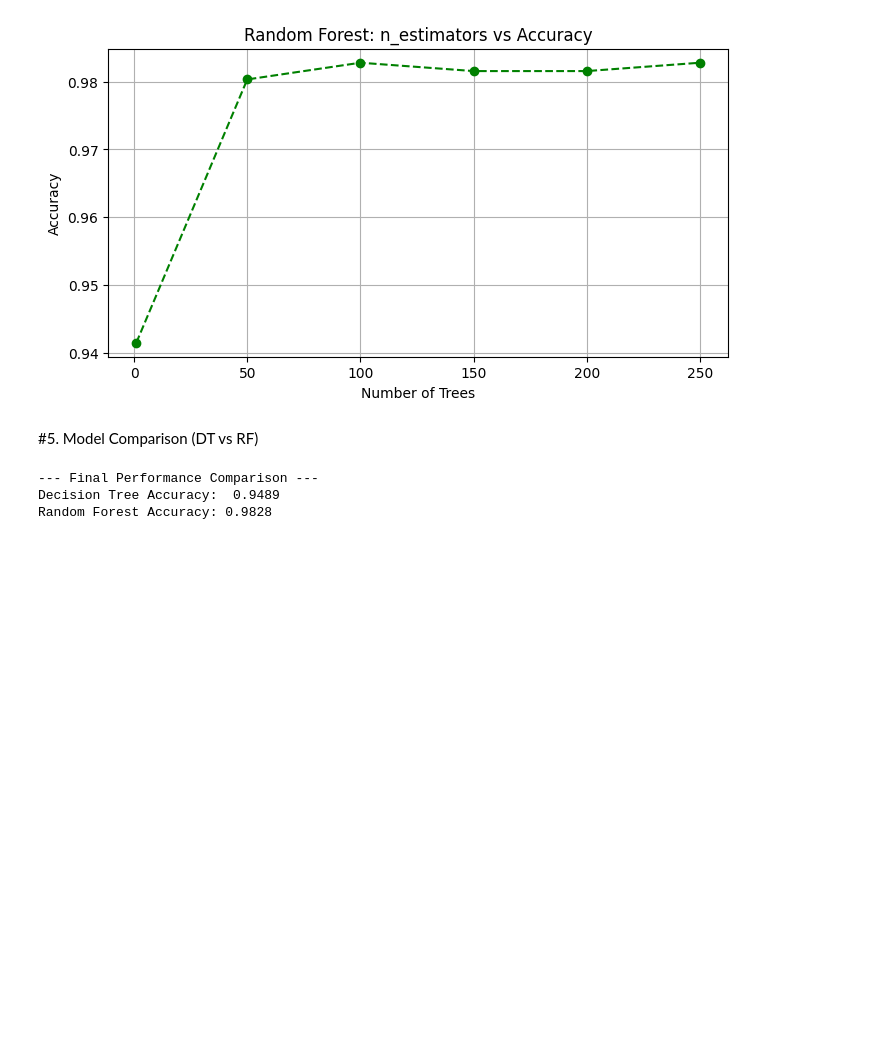
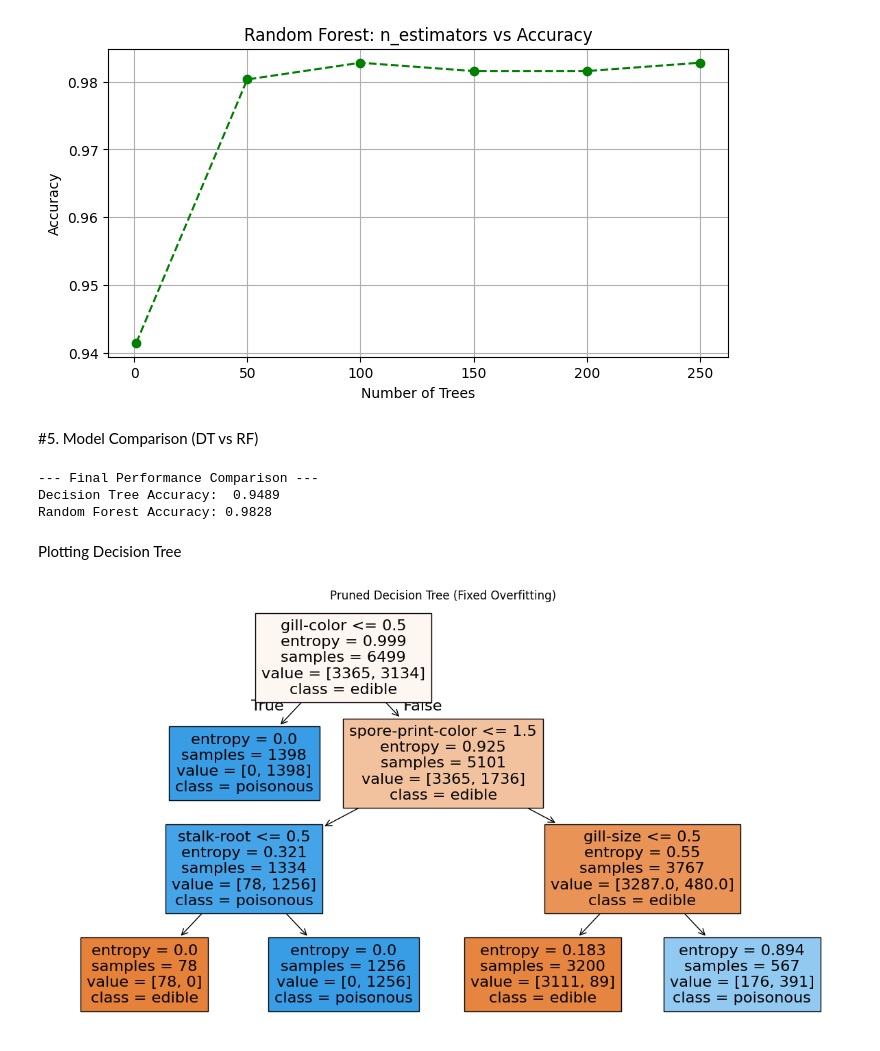
Before and after one commit to Shovon198915/CSE475, a Jupyter notebook: lab/Lab1.ipynb, the cells around one changed output. Drawn from its saved outputs; the diff is of its cells as text; code cells hidden in the pictures; blank space fills up the shorter version.

Commit message:
Plotting Decision Tree & Confusion Matrix

```diff
--- a/lab/Lab1.ipynb
+++ b/lab/Lab1.ipynb
@@ -117,3 +117,12 @@ print(f"Random Forest Accuracy: {accuracy_score(y_test, rf_pred):.4f}")
 --- Final Performance Comparison ---
 Decision Tree Accuracy:  0.9489
 Random Forest Accuracy: 0.9828
+# %% [markdown]
+Plotting Decision Tree
+# %%
+plt.figure(figsize=(15, 8))
+plot_tree(dt, feature_names=X.columns, class_names=['edible', 'poisonous'], filled=True)
+plt.title('Pruned Decision Tree (Fixed Overfitting)')
+plt.show()
+# %% [output]
+[figure, added]
```
Also changed, not shown: parts of 2 cells of this notebook.
